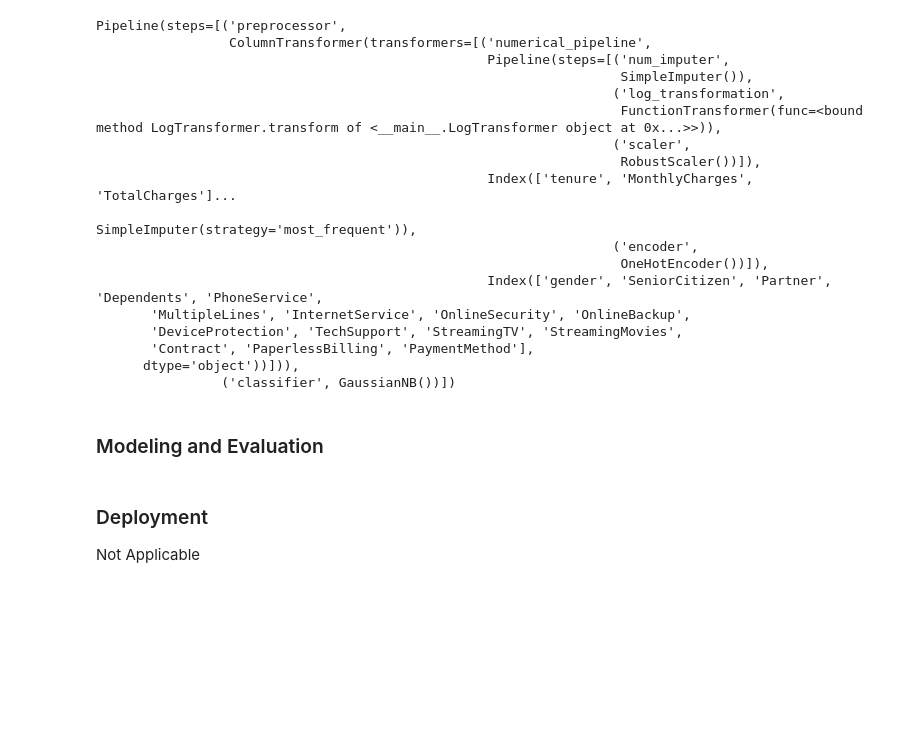
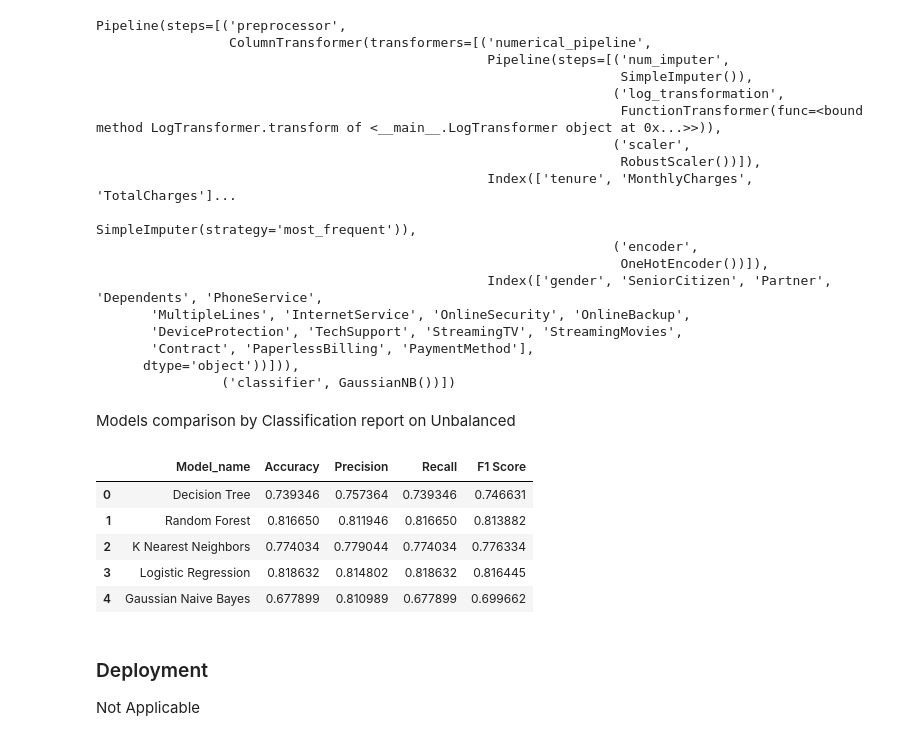
Before and after one commit to DelphinKdl/Vodafone-customer-churn-ML-prediction, a Jupyter notebook: notobooks/main.ipynb, the cells around one changed output. Drawn from its saved outputs; the diff is of its cells as text; code cells hidden in the pictures; blank space fills up the shorter version.

Commit message:
complete comparing models

```diff
--- a/notobooks/main.ipynb
+++ b/notobooks/main.ipynb
@@ -1068,5 +1071,50 @@ from sklearn.naive_bayes import GaussianNB
-# %% [markdown]
-### Modeling and Evaluation
+# %% [markdown]
+Models comparison by Classification report on Unbalanced
+# %%
+# Define the models
+models = {
+    'Decision Tree': DecisionTreeClassifier(random_state=42),
+    'Random Forest': RandomForestClassifier(random_state=42),
+    'K Nearest Neighbors': KNeighborsClassifier(),
+    'Logistic Regression': LogisticRegression(random_state=42),
+    'Gaussian Naive Bayes':GaussianNB(),
+}
+# %%
+
+# an empty DataFrame to store evaluation metrics for different models
+unbalanced_metrics = pd.DataFrame(columns=['Model_name', 'Accuracy', 'Precision', 'Recall', 'F1 Score'])
+
+# Iterate over models dictionary, where each item is a model_name: classifier pair
+for model_name, classifier in models.items():
+    # Create a pipeline with preprocessing steps and the current classifier
+    pipeline = Pipeline(steps=[('preprocessor', preprocessor), ('classifier', classifier)])
+
+    # Fit the pipeline to the training data
+    pipeline.fit(X_train, y_train_encoded)
+
+    #ake predictions on the test data
+    y_pred = pipeline.predict(X_test)
+
+    #  classification metrics using the classification_report
+    metrics = classification_report(y_test_encoded, y_pred, output_dict=True)
+
+    # Extract individual metrics for evaluation
+    accuracy = metrics['accuracy']
+    precision = metrics['weighted avg']['precision']
+    recall = metrics['weighted avg']['recall']
+    f1_score = metrics['weighted avg']['f1-score']
+
+    # Append the model's evaluation metrics to the DataFrame
+    unbalanced_metrics.loc[len(unbalanced_metrics)] = [model_name, accuracy, precision, recall, f1_score]
+
+unbalanced_metrics
+# %% [output]
+|  | Model_name | Accuracy | Precision | Recall | F1 Score |
+| 0 | Decision Tree | 0.739346 | 0.757364 | 0.739346 | 0.746631 |
+| 1 | Random Forest | 0.816650 | 0.811946 | 0.816650 | 0.813882 |
+| 2 | K Nearest Neighbors | 0.774034 | 0.779044 | 0.774034 | 0.776334 |
+| 3 | Logistic Regression | 0.818632 | 0.814802 | 0.818632 | 0.816445 |
+| 4 | Gaussian Naive Bayes | 0.677899 | 0.810989 | 0.677899 | 0.699662 |
 # %% [markdown]
 ### Deployment
 
```
Also changed, not shown: parts of 11 cells of this notebook.
